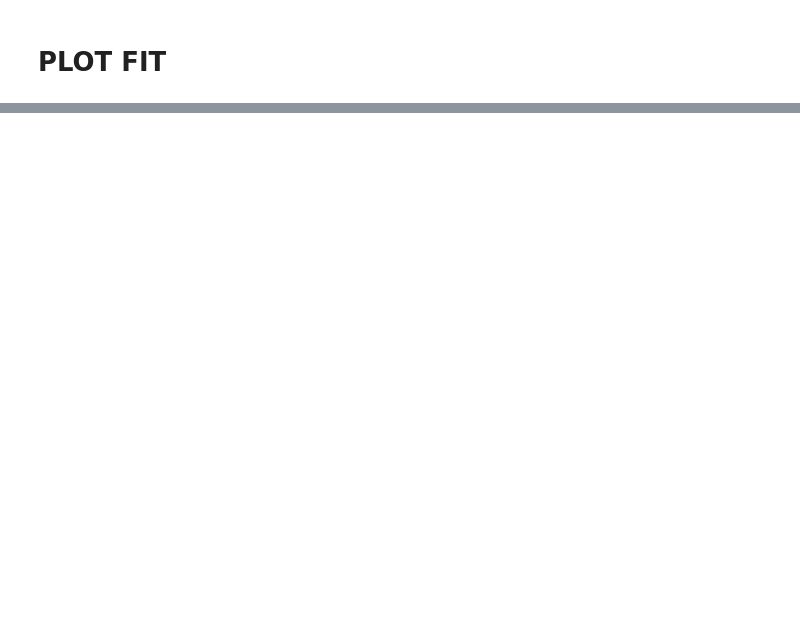
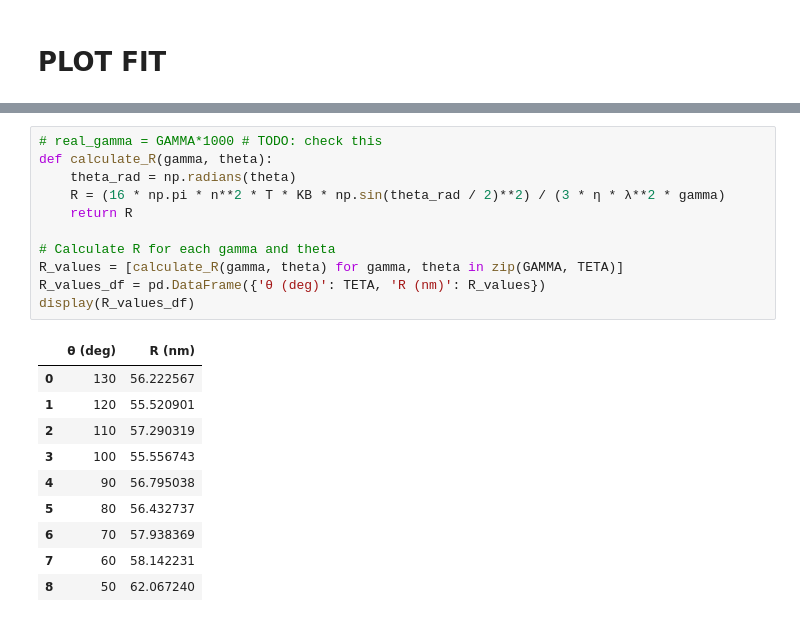
Before and after one commit to chiara22codini/LaboratorioBiofisica, a Jupyter notebook: SCATTERING/R_function_of_teta.ipynb, the cells around one changed output, grey strips where cells are left out. Drawn from its saved outputs; the diff is of its cells as text; blank space fills up the shorter version.

```diff
--- a/SCATTERING/R_function_of_teta.ipynb
+++ b/SCATTERING/R_function_of_teta.ipynb
@@ -108,0 +188,22 @@ fig.show()
+# %%
+# real_gamma = GAMMA*1000 # TODO: check this
+def calculate_R(gamma, theta):
+    theta_rad = np.radians(theta)
+    R = (16 * np.pi * n**2 * T * KB * np.sin(theta_rad / 2)**2) / (3 * η * λ**2 * gamma)
+    return R
+
+# Calculate R for each gamma and theta
+R_values = [calculate_R(gamma, theta) for gamma, theta in zip(GAMMA, TETA)]
+R_values_df = pd.DataFrame({'θ (deg)': TETA, 'R (nm)': R_values})
+display(R_values_df)
+# %% [output]
+|  | θ (deg) | R (nm) |
+| 0 | 130 | 56.222567 |
+| 1 | 120 | 55.520901 |
+| 2 | 110 | 57.290319 |
+| 3 | 100 | 55.556743 |
+| 4 | 90 | 56.795038 |
+| 5 | 80 | 56.432737 |
+| 6 | 70 | 57.938369 |
+| 7 | 60 | 58.142231 |
+| 8 | 50 | 62.067240 |
```
Also changed, not shown: parts of 7 cells of this notebook.
